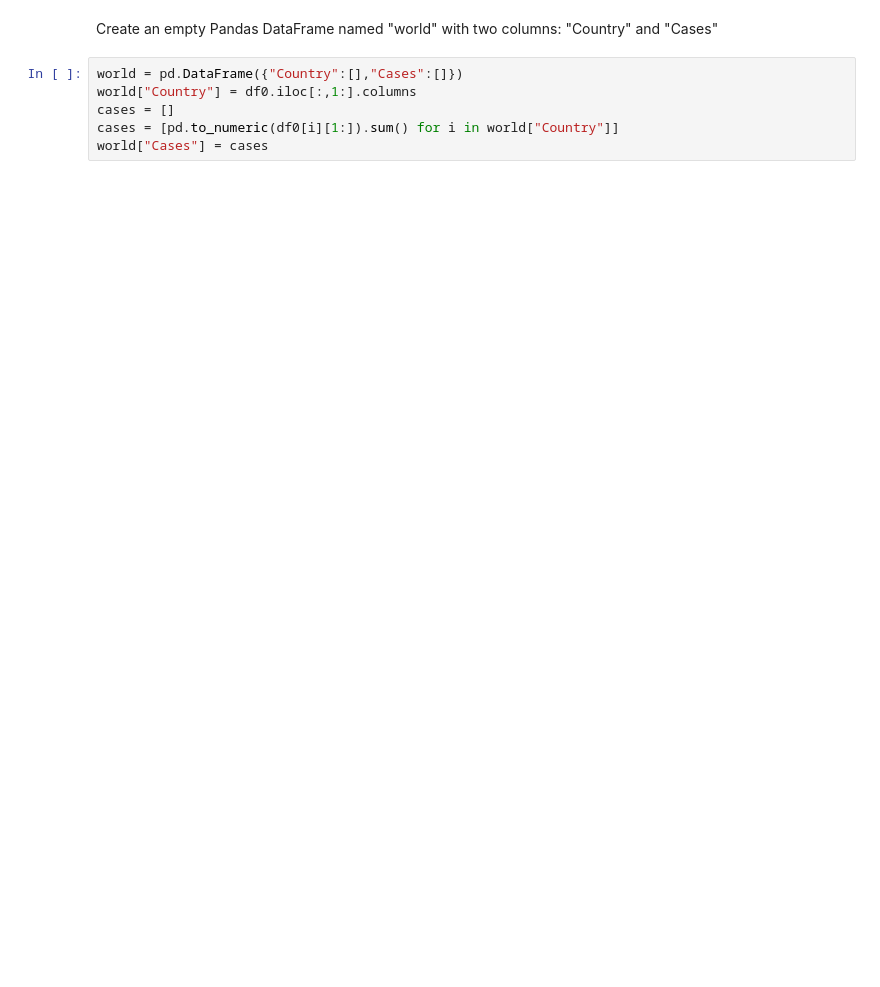
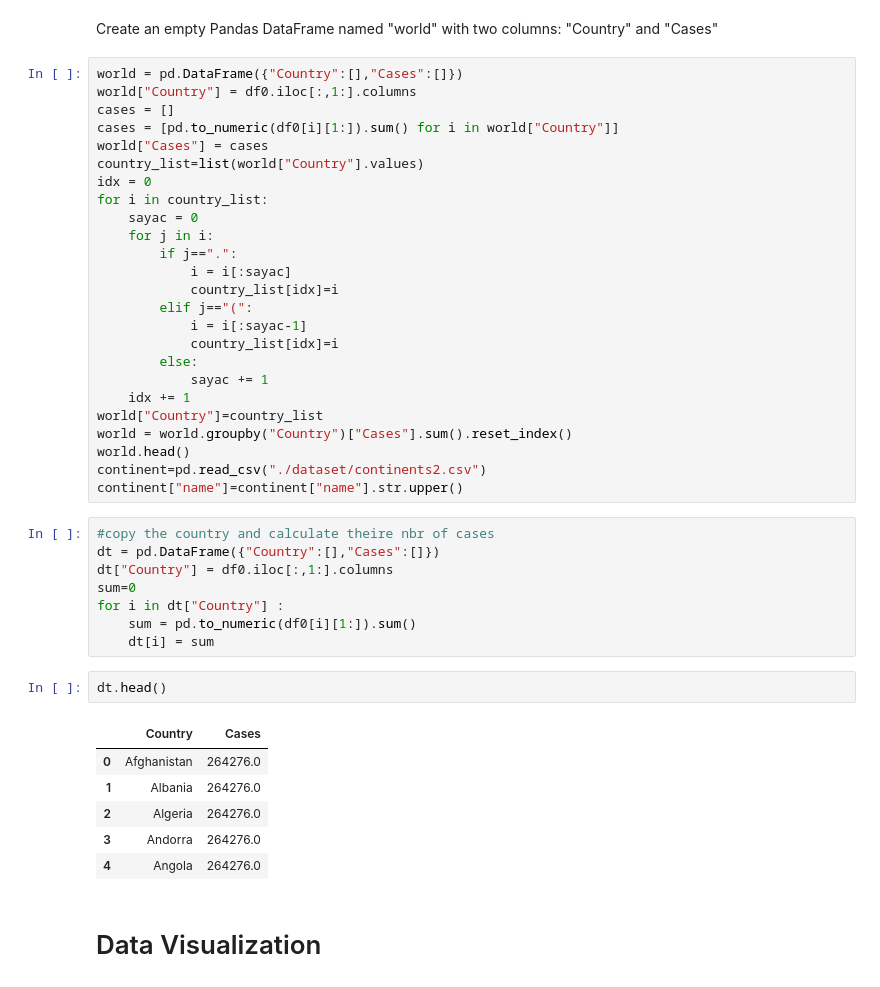
Before and after one commit to Katia-LOUNAS/Covid-19-Cases-Prediction, a Jupyter notebook: processing.ipynb, the cells around one changed output. Drawn from its saved outputs; the diff is of its cells as text; blank space fills up the shorter version.

Commit message:
data cleaning

```diff
--- a/processing.ipynb
+++ b/processing.ipynb
@@ -37,8 +50,46 @@ df1.shape
 # %% [markdown]
 Create an empty Pandas DataFrame named "world" with two columns: "Country" and "Cases"
+# %%
+world = pd.DataFrame({"Country":[],"Cases":[]})
+world["Country"] = df0.iloc[:,1:].columns
+cases = []
+cases = [pd.to_numeric(df0[i][1:]).sum() for i in world["Country"]]
+world["Cases"] = cases
+country_list=list(world["Country"].values)
+idx = 0
+for i in country_list:
+    sayac = 0
+    for j in i:
+        if j==".":
+            i = i[:sayac]
+            country_list[idx]=i
+        elif j=="(":
+            i = i[:sayac-1]
+            country_list[idx]=i
+        else:
+            sayac += 1
+    idx += 1
+world["Country"]=country_list
+world = world.groupby("Country")["Cases"].sum().reset_index()
+world.head()
+continent=pd.read_csv("./dataset/continents2.csv")
+continent["name"]=continent["name"].str.upper()
 # %%
-world = pd.DataFrame({"Country":[],"Cases":[]})
-world["Country"] = df0.iloc[:,1:].columns
-cases = []
-cases = [pd.to_numeric(df0[i][1:]).sum() for i in world["Country"]]
-world["Cases"] = cases
+#copy the country and calculate theire nbr of cases
+dt = pd.DataFrame({"Country":[],"Cases":[]})
+dt["Country"] = df0.iloc[:,1:].columns
+sum=0
+for i in dt["Country"] :
+    sum = pd.to_numeric(df0[i][1:]).sum()
+    dt[i] = sum
+# %%
+dt.head()
+# %% [output]
+|  | Country | Cases |
+| 0 | Afghanistan | 264276.0 |
+| 1 | Albania | 264276.0 |
+| 2 | Algeria | 264276.0 |
+| 3 | Andorra | 264276.0 |
+| 4 | Angola | 264276.0 |
+# %% [markdown]
+<h1>Data Visualization
```
Also changed, not shown: parts of 3 cells of this notebook.
